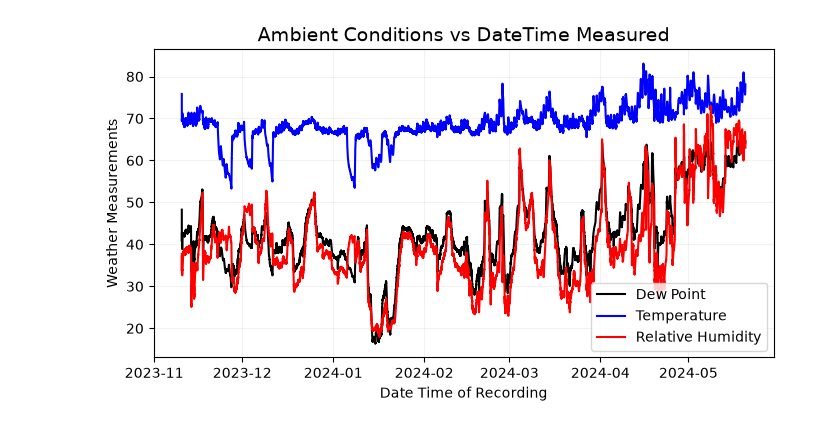
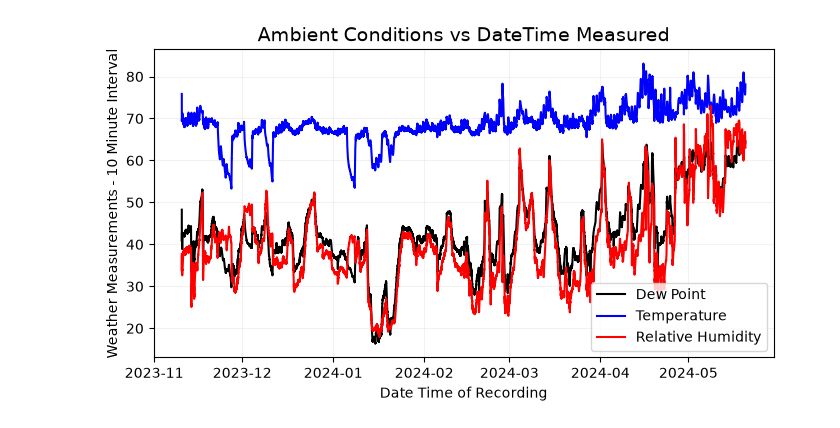
Before and after one commit to ayichimboy/kingpanda, a Jupyter notebook: back_testing/back_test_model.ipynb, the cells around one changed output. Cells and saved outputs as stored; diff of their text form; code cells hidden in the pictures.

```diff
--- a/back_testing/back_test_model.ipynb
+++ b/back_testing/back_test_model.ipynb
@@ -48,13 +45,13 @@ df.describe().T
 # %%
 plt.figure(figsize=(8,4))
 plt.plot(df["datetime"], df["dew_point_f"], label="Dew Point", color="black")
 plt.plot(df["datetime"], df["temperature_f"], label="Temperature", color="blue")
 plt.plot(df["datetime"], df["relative_humidity"], label="Relative Humidity", color="red")
 plt.grid(color="gray", alpha=0.1)
 plt.xlabel("Date Time of Recording")
-plt.ylabel("Weather Measurements")
+plt.ylabel("Weather Measurements - 10 Minute Interval")
 plt.title("Ambient Conditions vs DateTime Measured", fontsize=14)
 plt.legend()
 plt.show()
 # %% [output]
-[figure, old version]
+[figure, new version]
```
Also changed, not shown: parts of 11 cells of this notebook.
